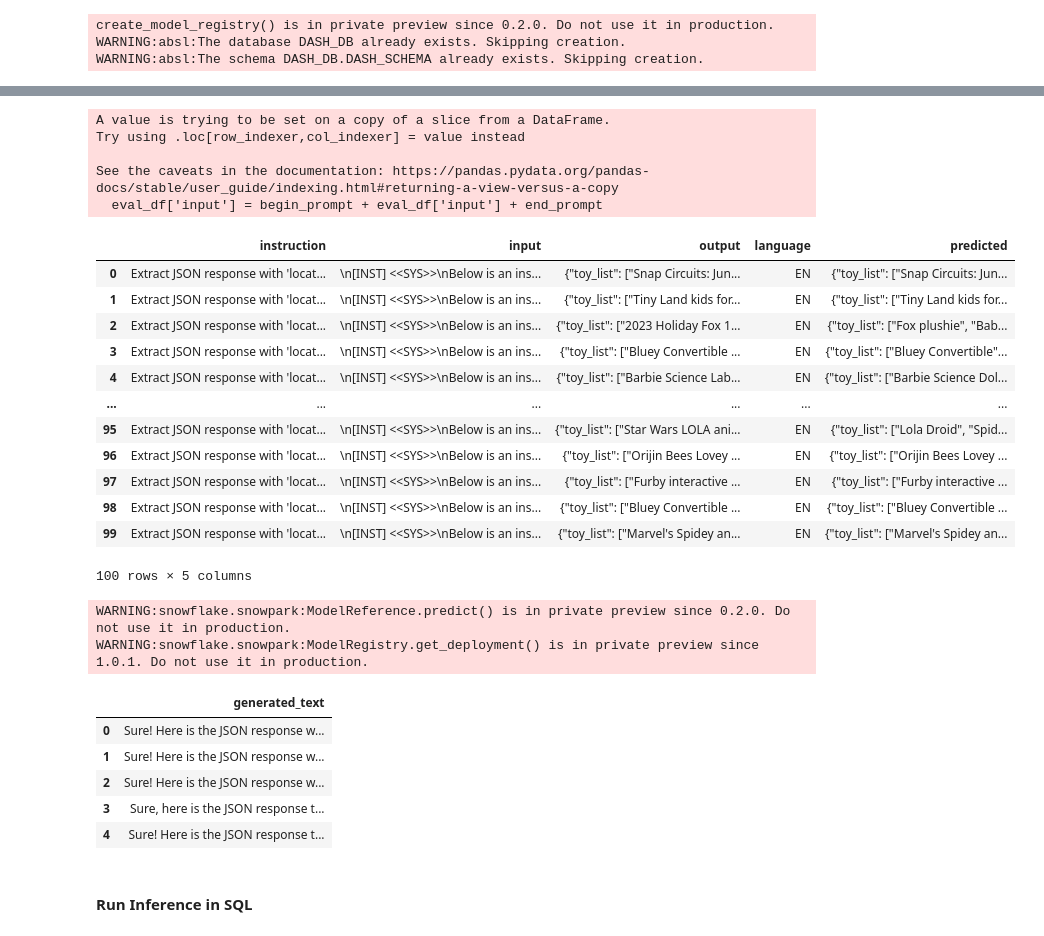
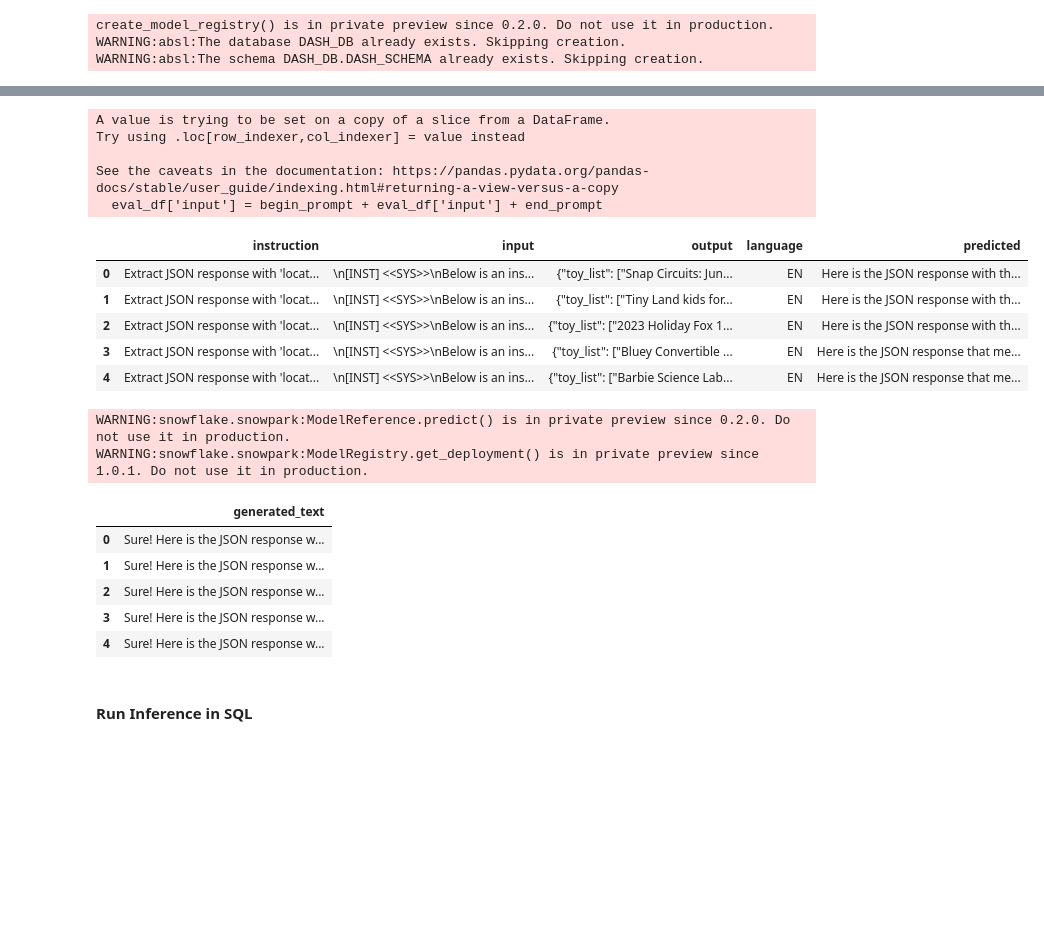
Before and after one commit to sfc-gh-pwate/llm-bootcamp-build-2023, a Jupyter notebook: day2/llm-day2-notebook.ipynb, the cells around one changed output, grey strips where cells are left out. Saved outputs shown, nothing was run; the diff lists cells and outputs as text; code cells hidden in the pictures; blank space fills up the shorter version.

```diff
--- a/day2/llm-day2-notebook.ipynb
+++ b/day2/llm-day2-notebook.ipynb
@@ -92,7 +103,7 @@ runner = ft_util.FinetuneModelRunner(
 )
 
 mcf = ft_util.ModelConfig(
-    num_epochs=1,
+    max_steps=1,
     quantization=ft_util.QuantizationConfig(
         k_bits=4,
     ),
@@ -274,40 +274,33 @@ Wall time: 15min 30s
 # %%
 begin_prompt = \
 """
 [INST] <<SYS>>
 Below is an instruction that describes a task, paired with an input that provides further context. Write a response that appropriately completes the request.
 <</SYS>>
 ### Instruction:
 Extract JSON response with 'location' and 'toy_list' as keys.
 'location': Location string of the caller.
 'toy_list': List of toy names from the caller.
 ### Input:
 
 """
 end_prompt = " [/INST]"
 
 eval_df['input'] = begin_prompt + eval_df['input'] + end_prompt
 eval_df = eval_df.reset_index(drop=True)
-eval_df
+eval_df.head()
 # %% [output]
 A value is trying to be set on a copy of a slice from a DataFrame.
 Try using .loc[row_indexer,col_indexer] = value instead
 
 See the caveats in the documentation: https://pandas.pydata.org/pandas-docs/stable/user_guide/indexing.html#returning-a-view-versus-a-copy
   eval_df['input'] = begin_prompt + eval_df['input'] + end_prompt
 |  | instruction | input | output | language | predicted |
-| 0 | Extract JSON response with 'locat... | \n[INST] <<SYS>>\nBelow is an ins... | {"toy_list": ["Snap Circuits: Jun... | EN | {"toy_list": ["Snap Circuits: Jun... |
-| 1 | Extract JSON response with 'locat... | \n[INST] <<SYS>>\nBelow is an ins... | {"toy_list": ["Tiny Land kids for... | EN | {"toy_list": ["Tiny Land kids for... |
-| 2 | Extract JSON response with 'locat... | \n[INST] <<SYS>>\nBelow is an ins... | {"toy_list": ["2023 Holiday Fox 1... | EN | {"toy_list": ["Fox plushie", "Bab... |
-| 3 | Extract JSON response with 'locat... | \n[INST] <<SYS>>\nBelow is an ins... | {"toy_list": ["Bluey Convertible ... | EN | {"toy_list": ["Bluey Convertible"... |
-| 4 | Extract JSON response with 'locat... | \n[INST] <<SYS>>\nBelow is an ins... | {"toy_list": ["Barbie Science Lab... | EN | {"toy_list": ["Barbie Science Dol... |
-| ... | ... | ... | ... | ... | ... |
-| 95 | Extract JSON response with 'locat... | \n[INST] <<SYS>>\nBelow is an ins... | {"toy_list": ["Star Wars LOLA ani... | EN | {"toy_list": ["Lola Droid", "Spid... |
-| 96 | Extract JSON response with 'locat... | \n[INST] <<SYS>>\nBelow is an ins... | {"toy_list": ["Orijin Bees Lovey ... | EN | {"toy_list": ["Orijin Bees Lovey ... |
-| 97 | Extract JSON response with 'locat... | \n[INST] <<SYS>>\nBelow is an ins... | {"toy_list": ["Furby interactive ... | EN | {"toy_list": ["Furby interactive ... |
-| 98 | Extract JSON response with 'locat... | \n[INST] <<SYS>>\nBelow is an ins... | {"toy_list": ["Bluey Convertible ... | EN | {"toy_list": ["Bluey Convertible ... |
-| 99 | Extract JSON response with 'locat... | \n[INST] <<SYS>>\nBelow is an ins... | {"toy_list": ["Marvel's Spidey an... | EN | {"toy_list": ["Marvel's Spidey an... |
+| 0 | Extract JSON response with 'locat... | \n[INST] <<SYS>>\nBelow is an ins... | {"toy_list": ["Snap Circuits: Jun... | EN | Here is the JSON response with th... |
+| 1 | Extract JSON response with 'locat... | \n[INST] <<SYS>>\nBelow is an ins... | {"toy_list": ["Tiny Land kids for... | EN | Here is the JSON response with th... |
+| 2 | Extract JSON response with 'locat... | \n[INST] <<SYS>>\nBelow is an ins... | {"toy_list": ["2023 Holiday Fox 1... | EN | Here is the JSON response with th... |
+| 3 | Extract JSON response with 'locat... | \n[INST] <<SYS>>\nBelow is an ins... | {"toy_list": ["Bluey Convertible ... | EN | Here is the JSON response that me... |
+| 4 | Extract JSON response with 'locat... | \n[INST] <<SYS>>\nBelow is an ins... | {"toy_list": ["Barbie Science Lab... | EN | Here is the JSON response that me... |
-100 rows × 5 columns
 # %%
 llama_model_ref.predict(deployment_name=DEPLOYMENT_NAME,data=eval_df).head()
 # %% [output]
@@ -317,8 +310,8 @@ WARNING:snowflake.snowpark:ModelRegistry.get_deployment() is in private preview
 | 0 | Sure! Here is the JSON response w... |
 | 1 | Sure! Here is the JSON response w... |
 | 2 | Sure! Here is the JSON response w... |
-| 3 | Sure, here is the JSON response t... |
-| 4 | Sure! Here is the JSON response t... |
+| 3 | Sure! Here is the JSON response w... |
+| 4 | Sure! Here is the JSON response w... |
 # %% [markdown]
 #### Run Inference in SQL
 # %%
```
Also changed, not shown: parts of 23 cells of this notebook.
